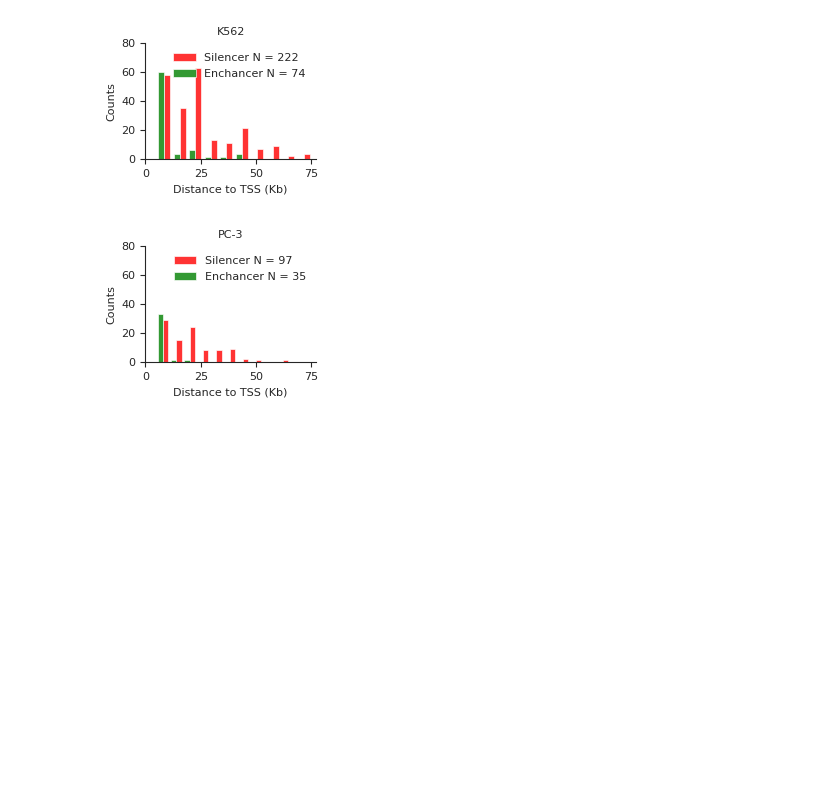
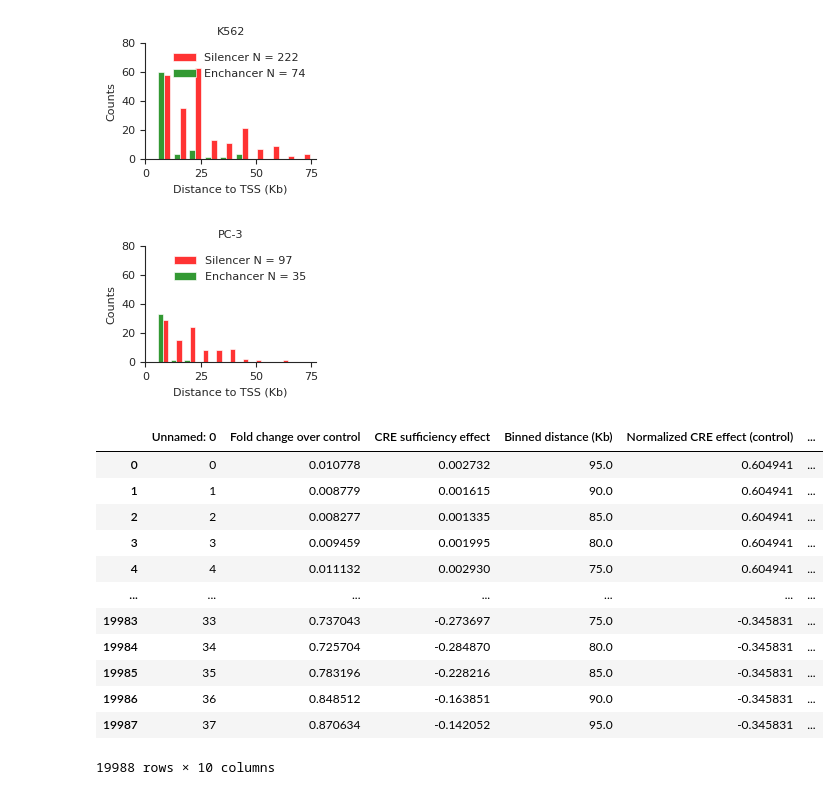
Before and after one commit to p-koo/creme-nn, a Jupyter notebook: figures/distance_test.ipynb, the cells around one changed output. Cells and saved outputs as stored; diff of their text form; code cells hidden in the pictures; blank space fills up the shorter version.

```diff
--- a/figures/distance_test.ipynb
+++ b/figures/distance_test.ipynb
@@ -70,3 +71,19 @@ for cell, df in cre_df.groupby('cell_line'):
 [figure]
 [figure]
 [figure]
+# %%
+result_normalized_effects
+# %% [output]
+|  | Unnamed: 0 | Fold change over control | CRE sufficiency effect | Binned distance (Kb) | Normalized CRE effect (control) | ... |
+| 0 | 0 | 0.010778 | 0.002732 | 95.0 | 0.604941 | ... |
+| 1 | 1 | 0.008779 | 0.001615 | 90.0 | 0.604941 | ... |
+| 2 | 2 | 0.008277 | 0.001335 | 85.0 | 0.604941 | ... |
+| 3 | 3 | 0.009459 | 0.001995 | 80.0 | 0.604941 | ... |
+| 4 | 4 | 0.011132 | 0.002930 | 75.0 | 0.604941 | ... |
+| ... | ... | ... | ... | ... | ... | ... |
+| 19983 | 33 | 0.737043 | -0.273697 | 75.0 | -0.345831 | ... |
+| 19984 | 34 | 0.725704 | -0.284870 | 80.0 | -0.345831 | ... |
+| 19985 | 35 | 0.783196 | -0.228216 | 85.0 | -0.345831 | ... |
+| 19986 | 36 | 0.848512 | -0.163851 | 90.0 | -0.345831 | ... |
+| 19987 | 37 | 0.870634 | -0.142052 | 95.0 | -0.345831 | ... |
+19988 rows × 10 columns
```
Also changed, not shown: parts of 4 cells of this notebook, 10 other files.
